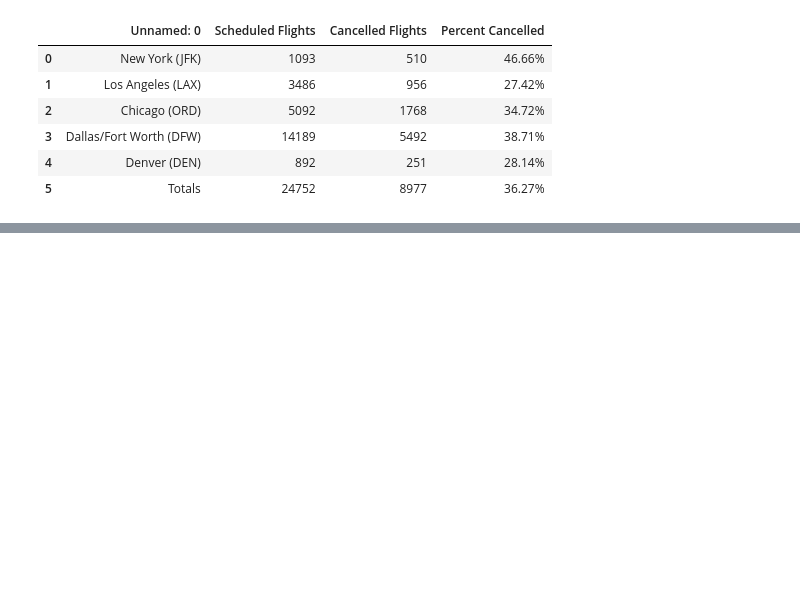
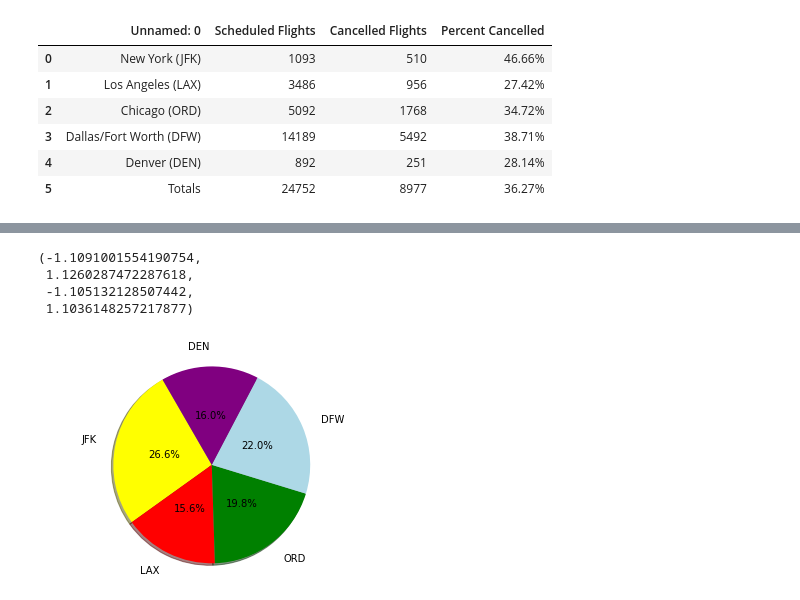
Before and after one commit to paulpreetam/Project1, a Jupyter notebook: Question 2.ipynb, the cells around one changed output, grey strips where cells are left out. Cells and saved outputs as stored; diff of their text form; code cells hidden in the pictures; blank space fills up the shorter version.

```diff
--- a/Question 2.ipynb
+++ b/Question 2.ipynb
@@ -33,0 +105,17 @@ data20_df
+# %%
+AirportCancelations = ["JFK","LAX", "ORD", "DFW", "DEN"]
+AllCancels = [46.66,27.42,34.72,38.71,28.14]
+colors = ["yellow","red","green","lightblue","purple"]
+explode = (0,0,0,0,0)
+# %%
+# Tell matplotlib to create a pie chart based upon the above data
+plt.pie(AllCancels, explode=explode, labels=AirportCancelations, colors=colors,
+        autopct="%1.1f%%", shadow=True, startangle=120, pctdistance=.5, labeldistance=1.2)
+# Create axes which are equal so we have a perfect circle
+plt.axis("equal")
+# %% [output]
+(-1.1091001554190754,
+ 1.1260287472287618,
+ -1.105132128507442,
+ 1.1036148257217877)
+[figure, added]
```
Also changed, not shown: parts of 10 cells of this notebook, 2 other files.
